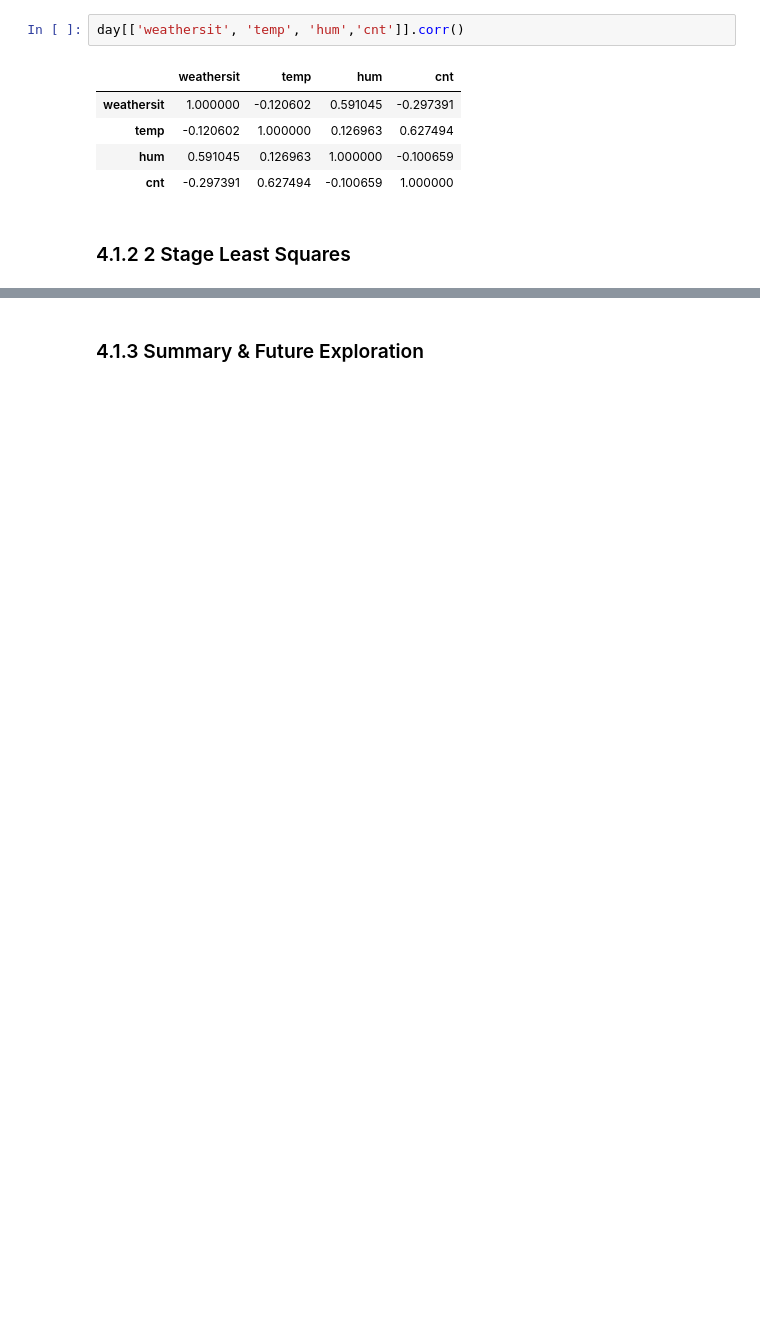
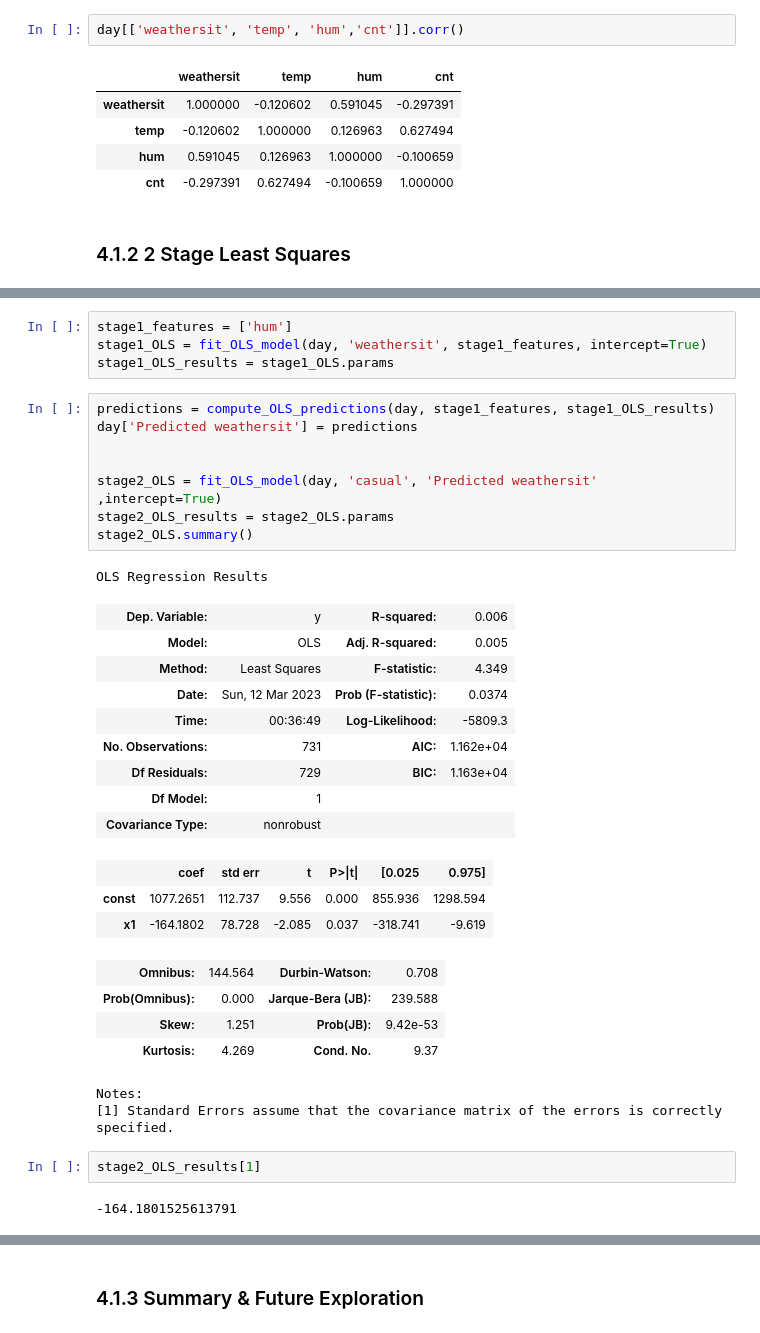
Before and after one commit to karayrj/bike_sharing_experimentation, a Jupyter notebook: bikeshare_causal.ipynb, the cells around one changed output, grey strips where cells are left out. Saved outputs shown, nothing was run; the diff lists cells and outputs as text; blank space fills up the shorter version.

```diff
--- a/bikeshare_causal.ipynb
+++ b/bikeshare_causal.ipynb
@@ -894,0 +902,36 @@ alpha_2SLS
+# %%
+stage1_features = ['hum']
+stage1_OLS = fit_OLS_model(day, 'weathersit', stage1_features, intercept=True)
+stage1_OLS_results = stage1_OLS.params
+# %%
+predictions = compute_OLS_predictions(day, stage1_features, stage1_OLS_results)
+day['Predicted weathersit'] = predictions
+
+
+stage2_OLS = fit_OLS_model(day, 'casual', 'Predicted weathersit'  ,intercept=True)
+stage2_OLS_results = stage2_OLS.params
+stage2_OLS.summary()
+# %% [output]
+OLS Regression Results
+| Dep. Variable: | y | R-squared: | 0.006 |
+| Model: | OLS | Adj. R-squared: | 0.005 |
+| Method: | Least Squares | F-statistic: | 4.349 |
+| Date: | Sun, 12 Mar 2023 | Prob (F-statistic): | 0.0374 |
+| Time: | 00:36:49 | Log-Likelihood: | -5809.3 |
+| No. Observations: | 731 | AIC: | 1.162e+04 |
+| Df Residuals: | 729 | BIC: | 1.163e+04 |
+| Df Model: | 1 |  |  |
+| Covariance Type: | nonrobust |  |  |
+|  | coef | std err | t | P>|t| | [0.025 | 0.975] |
+| const | 1077.2651 | 112.737 | 9.556 | 0.000 | 855.936 | 1298.594 |
+| x1 | -164.1802 | 78.728 | -2.085 | 0.037 | -318.741 | -9.619 |
+| Omnibus: | 144.564 | Durbin-Watson: | 0.708 |
+| Prob(Omnibus): | 0.000 | Jarque-Bera (JB): | 239.588 |
+| Skew: | 1.251 | Prob(JB): | 9.42e-53 |
+| Kurtosis: | 4.269 | Cond. No. | 9.37 |
+Notes:
+[1] Standard Errors assume that the covariance matrix of the errors is correctly specified.
+# %%
+stage2_OLS_results[1]
+# %% [output]
+-164.1801525613791
```
Also changed, not shown: parts of 16 cells of this notebook.
